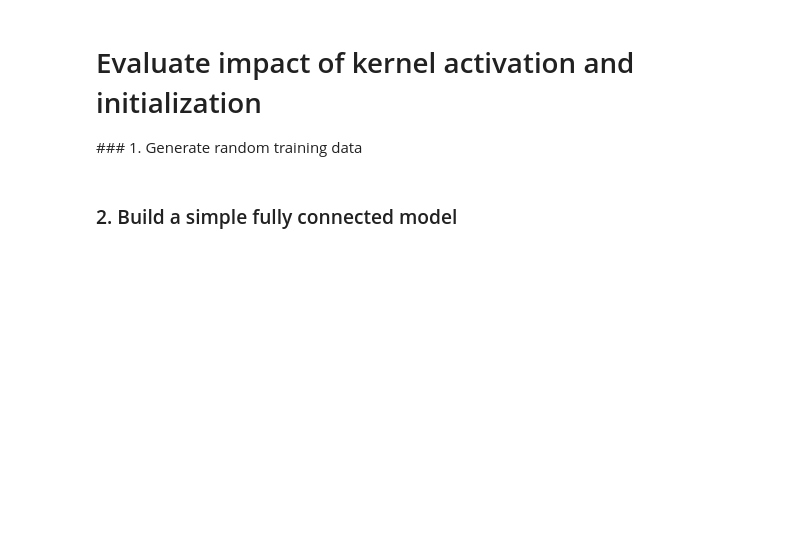
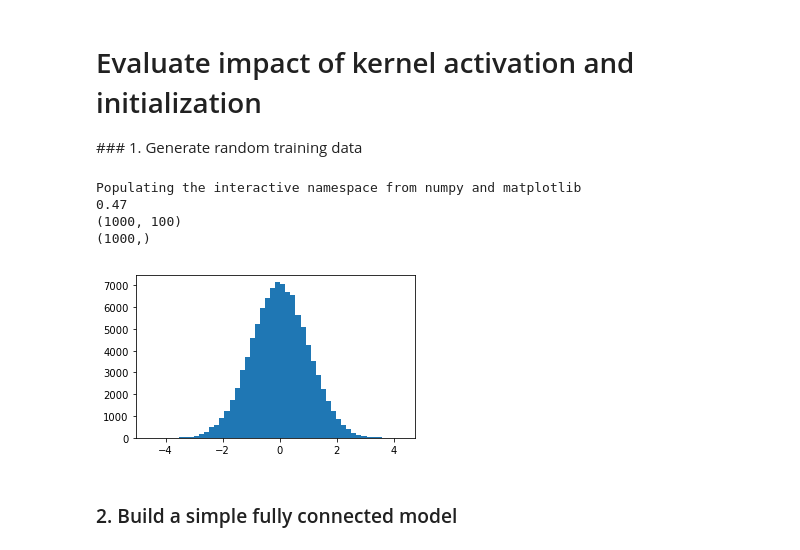
Before and after one commit to marc-moreaux/Deep-Learning-classes, a Jupyter notebook: notebooks/activations_initializers.ipynb, the cells around one changed output. Cells and saved outputs as stored; diff of their text form; code cells hidden in the pictures; blank space fills up the shorter version.

```diff
--- a/notebooks/activations_initializers.ipynb
+++ b/notebooks/activations_initializers.ipynb
@@ -5,20 +5,30 @@
 # %%
 import numpy as np
 import matplotlib.pyplot as plt
 %pylab inline
 %matplotlib inline
 pylab.rcParams['figure.figsize'] = (5, 3)
 
+# Create random train data
+X_train = np.random.normal(size=(1000, 100))
+Y_train = (X_train.sum(axis=1) > 0) * 1
 
-X_train = np.random.normal(size=(10000, 100))
-X_train = np.random.uniform(size=(10000, 100))
-X_train.shape
+print Y_train.mean()
+print X_train.shape
+print Y_train.shape
 
+# Normalize it
 X_train -= X_train.mean()
 X_train /= X_train.std()
 
 plt.hist(X_train.reshape(-1), 50)
 plt.show()
+# %% [output]
+Populating the interactive namespace from numpy and matplotlib
+0.47
+(1000, 100)
+(1000,)
+[figure, added]
 # %% [markdown]
 ### 2. Build a simple fully connected model
 # %%
```
Also changed, not shown: parts of 14 cells of this notebook, 1 other file.
